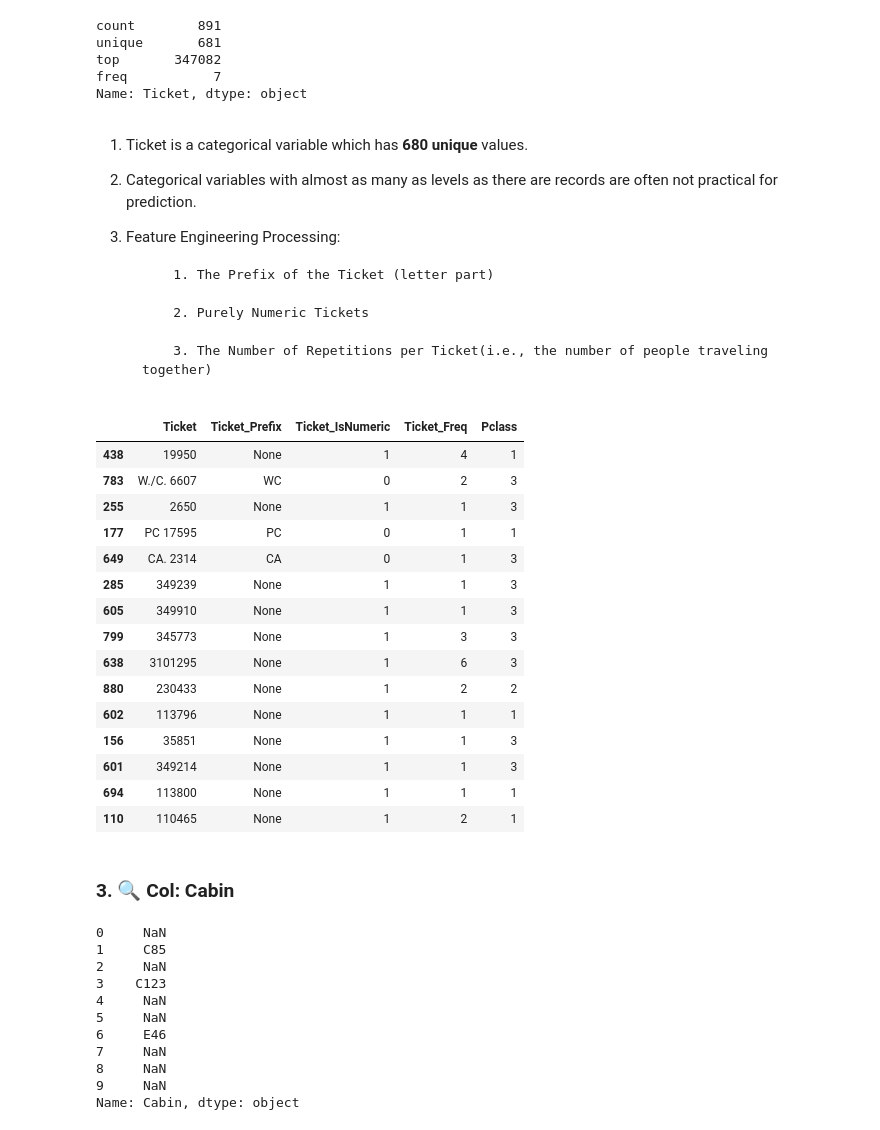
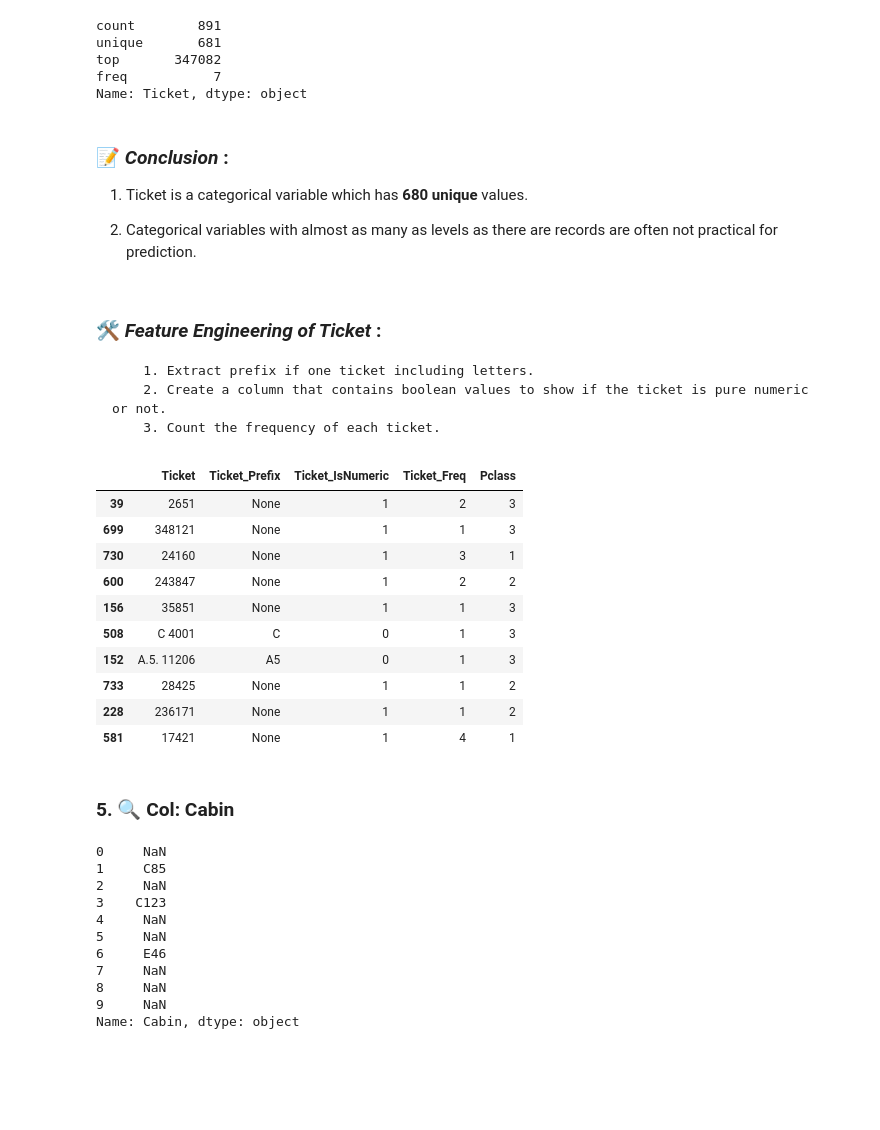
Before and after one commit to yigaai/StoryTelling_with_Data_myTelescope, a Jupyter notebook: titanic-survival-prediction.ipynb, the cells around one changed output. Cells and saved outputs as stored; diff of their text form; code cells hidden in the pictures; blank space fills up the shorter version.

```diff
--- a/titanic-survival-prediction.ipynb
+++ b/titanic-survival-prediction.ipynb
@@ -158,0 +185,2 @@ plt.show()
+# %%
+df = df.rename(columns = {'male':'Sex'})
@@ -179,6 +200,0 @@ age_median = df['Age'].median()
-# %%
-new_age = np.where(df['Age'].isnull(),
-                   age_median,
-                   df['Age'])
-df['Age'] = new_age
-df['Age'].describe()
@@ -241,0 +248,16 @@ df.drop(['PassengerId'], axis=1, inplace=True)
+# %%
+def impute_ages(cols):
+    Age = cols[0]
+    Pclass = cols[1]
+
+    if pd.isnull(Age):
+        if Pclass == 1:
+            return 37
+        elif Pclass == 2:
+            return 29
+        else:
+            return 24
+    else:
+        return Age
+# %%
+df['Age'] = df[['Age', 'Pclass']].apply(impute_ages, axis=1)
@@ -264,50 +291,44 @@ top       347082
 freq           7
 Name: Ticket, dtype: object
 # %% [markdown]
+### 📝 ***Conclusion*** :
+
 1. Ticket is a categorical variable which has **680 unique** values.
 
 2. Categorical variables with almost as many as levels as there are records are often not practical for prediction.
-
-3. Feature Engineering Processing:
-
-           1. The Prefix of the Ticket (letter part)
-
-           2. Purely Numeric Tickets
-
-           3. The Number of Repetitions per Ticket(i.e., the number of people traveling together)
+# %% [markdown]
+### 🛠️ ***Feature Engineering of Ticket*** :
+        1. Extract prefix if one ticket including letters.
+        2. Create a column that contains boolean values to show if the ticket is pure numeric or not.
+        3. Count the frequency of each ticket.
 # %%
 def extract_prefix(ticket):
     parts = ticket.replace('.', '').replace('/','').split()
     prefix = [p for p in parts if not p.isdigit()]
     return prefix[0] if prefix else 'None'
 
 df['Ticket_Prefix'] = df['Ticket'].apply(extract_prefix)
 
 df['Ticket_IsNumeric'] = df['Ticket'].apply(lambda x: x.isdigit()).astype(int)
 
 ticket_counts = df['Ticket'].value_counts()
 df['Ticket_Freq'] = df['Ticket'].map(ticket_counts)
 
-df[['Ticket', 'Ticket_Prefix', 'Ticket_IsNumeric', 'Ticket_Freq', 'Pclass']].sample(15)
+df[['Ticket', 'Ticket_Prefix', 'Ticket_IsNumeric', 'Ticket_Freq', 'Pclass']].sample(10)
 # %% [output]
 |  | Ticket | Ticket_Prefix | Ticket_IsNumeric | Ticket_Freq | Pclass |
-| 438 | 19950 | None | 1 | 4 | 1 |
-| 783 | W./C. 6607 | WC | 0 | 2 | 3 |
-| 255 | 2650 | None | 1 | 1 | 3 |
-| 177 | PC 17595 | PC | 0 | 1 | 1 |
-| 649 | CA. 2314 | CA | 0 | 1 | 3 |
-| 285 | 349239 | None | 1 | 1 | 3 |
-| 605 | 349910 | None | 1 | 1 | 3 |
-| 799 | 345773 | None | 1 | 3 | 3 |
-| 638 | 3101295 | None | 1 | 6 | 3 |
-| 880 | 230433 | None | 1 | 2 | 2 |
-| 602 | 113796 | None | 1 | 1 | 1 |
+| 39 | 2651 | None | 1 | 2 | 3 |
+| 699 | 348121 | None | 1 | 1 | 3 |
+| 730 | 24160 | None | 1 | 3 | 1 |
+| 600 | 243847 | None | 1 | 2 | 2 |
 | 156 | 35851 | None | 1 | 1 | 3 |
-| 601 | 349214 | None | 1 | 1 | 3 |
-| 694 | 113800 | None | 1 | 1 | 1 |
-| 110 | 110465 | None | 1 | 2 | 1 |
+| 508 | C 4001 | C | 0 | 1 | 3 |
+| 152 | A.5. 11206 | A5 | 0 | 1 | 3 |
+| 733 | 28425 | None | 1 | 1 | 2 |
+| 228 | 236171 | None | 1 | 1 | 2 |
+| 581 | 17421 | None | 1 | 4 | 1 |
 # %% [markdown]
-### 3. 🔍 **Col: Cabin**
+### 5. 🔍 **Col: Cabin**
 # %%
 df['Cabin'][0:10]
 # %% [output]
```
Also changed, not shown: parts of 42 cells of this notebook.
